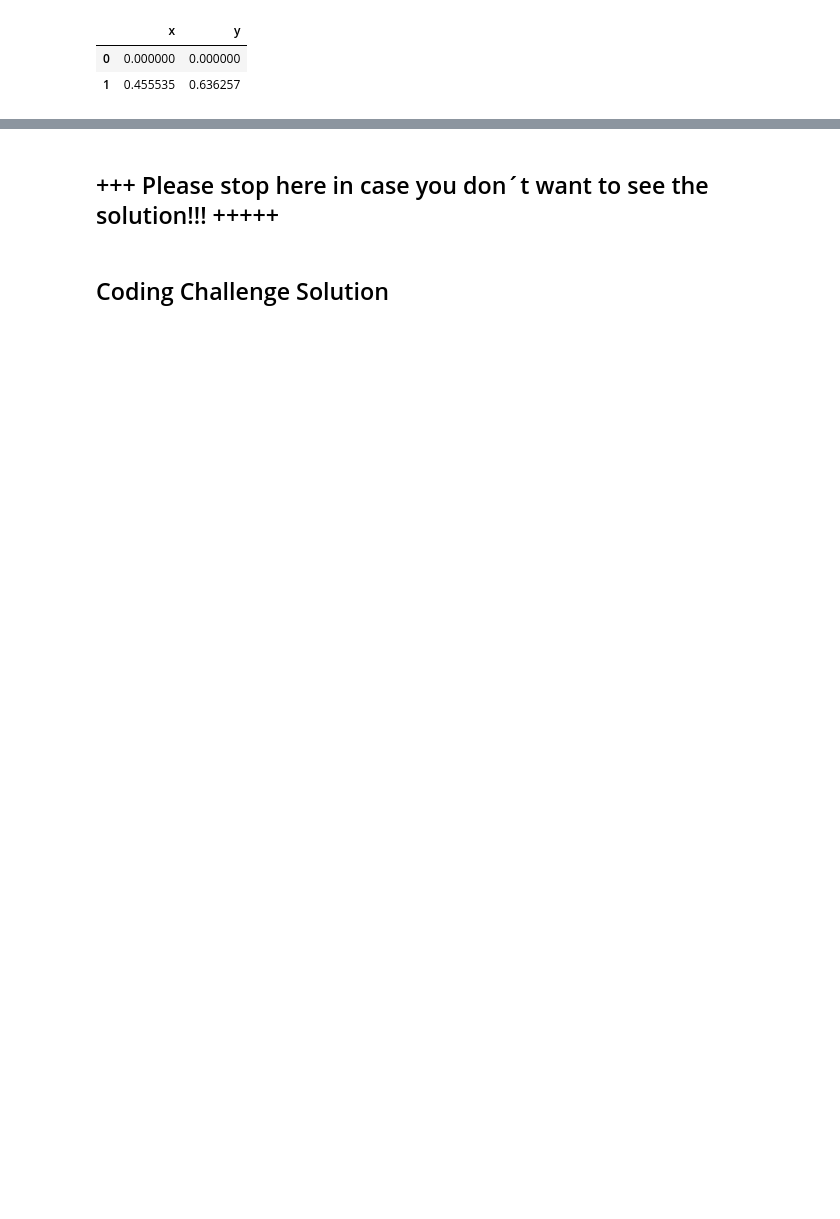
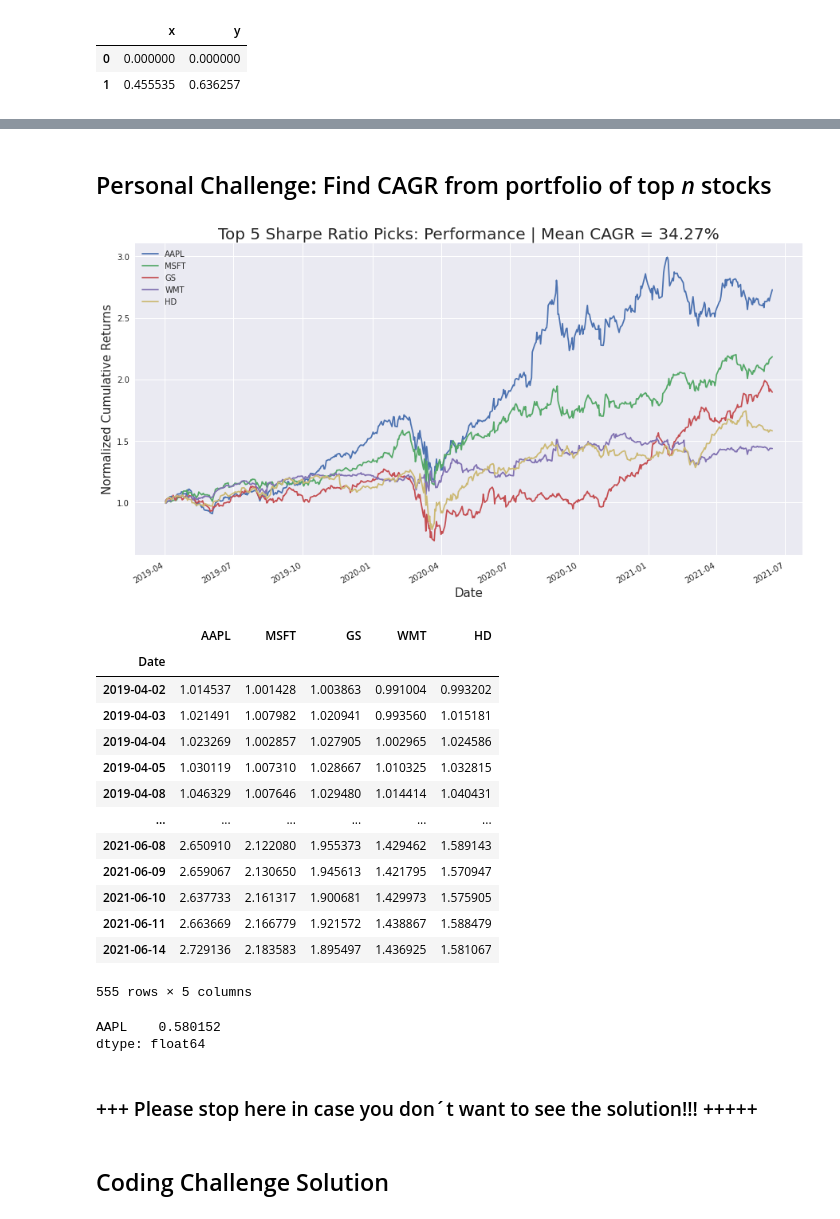
Before and after one commit to pianofreq/hagmann-perf-opt-course, a Jupyter notebook: PerfOptCourse/Section_1/NB_02_Mean_Variance_Sharpe.ipynb, the cells around one changed output, grey strips where cells are left out. Saved outputs shown, nothing was run; the diff lists cells and outputs as text; code cells hidden in the pictures; blank space fills up the shorter version.

Commit message:
add slicer to plot returns from top n picks based on Sharpe Ratio

```diff
--- a/PerfOptCourse/Section_1/NB_02_Mean_Variance_Sharpe.ipynb
+++ b/PerfOptCourse/Section_1/NB_02_Mean_Variance_Sharpe.ipynb
@@ -225,5 +222,48 @@ plot_sharpe(summary,15)
+# %% [markdown]
+## Personal Challenge: Find CAGR from portfolio of top _n_ stocks
+# %%
+n = 5
+best = True
+shp_portfolio = list(summary.sort_values(by='shp', ascending=not best).index[0:n].values)
+
+#best_returns = np.log(norm_raw/norm_raw.shift())
+
+best_returns.loc[:,shp_portfolio].dropna().cumsum().apply(np.exp).iloc[[-1],:].mean().mean()
+
+#unsure if this is correct!
+cagr=np.exp(best_returns.loc[:,shp_portfolio].dropna().mean().mean()*252)-1
+
+best_returns.loc[:,shp_portfolio].dropna().cumsum().apply(np.exp).plot(figsize=(15,8))
+plt.xlabel("Date", fontsize = 15)
+plt.ylabel("Normalized Cumulative Returns", fontsize = 15)
+plt.title("Top {} Sharpe Ratio Picks: Performance | Mean CAGR = {:,.2f}%".format(n,cagr*100), fontsize = 20)
+plt.show()
+best_returns.loc[:,shp_portfolio].dropna().cumsum().apply(np.exp)
+#1.44*1.44*1.44
+# %% [output]
+[figure, added]
+|  | AAPL | MSFT | GS | WMT | HD |
+| Date |  |  |  |  |  |
+| 2019-04-02 | 1.014537 | 1.001428 | 1.003863 | 0.991004 | 0.993202 |
+| 2019-04-03 | 1.021491 | 1.007982 | 1.020941 | 0.993560 | 1.015181 |
+| 2019-04-04 | 1.023269 | 1.002857 | 1.027905 | 1.002965 | 1.024586 |
+| 2019-04-05 | 1.030119 | 1.007310 | 1.028667 | 1.010325 | 1.032815 |
+| 2019-04-08 | 1.046329 | 1.007646 | 1.029480 | 1.014414 | 1.040431 |
+| ... | ... | ... | ... | ... | ... |
+| 2021-06-08 | 2.650910 | 2.122080 | 1.955373 | 1.429462 | 1.589143 |
+| 2021-06-09 | 2.659067 | 2.130650 | 1.945613 | 1.421795 | 1.570947 |
+| 2021-06-10 | 2.637733 | 2.161317 | 1.900681 | 1.429973 | 1.575905 |
+| 2021-06-11 | 2.663669 | 2.166779 | 1.921572 | 1.438867 | 1.588479 |
+| 2021-06-14 | 2.729136 | 2.183583 | 1.895497 | 1.436925 | 1.581067 |
+555 rows × 5 columns
+# %%
+1.57*1.57*1.57
+np.exp(best_returns.loc[:,shp_portfolio].mean()*best_returns.loc[:,shp_portfolio].count() / ((best_returns.loc[:,shp_portfolio].index[-1] - best_returns.loc[:,shp_portfolio].index[0]).days / 365.25)-1)
+# %% [output]
+AAPL    0.580152
+dtype: float64
 # %% [markdown]
-## +++ Please stop here in case you don´t want to see the solution!!! +++++
+### +++ Please stop here in case you don´t want to see the solution!!! +++++
 # %% [markdown]
 ## Coding Challenge Solution
 # %%
```
Also changed, not shown: parts of 6 cells of this notebook.
